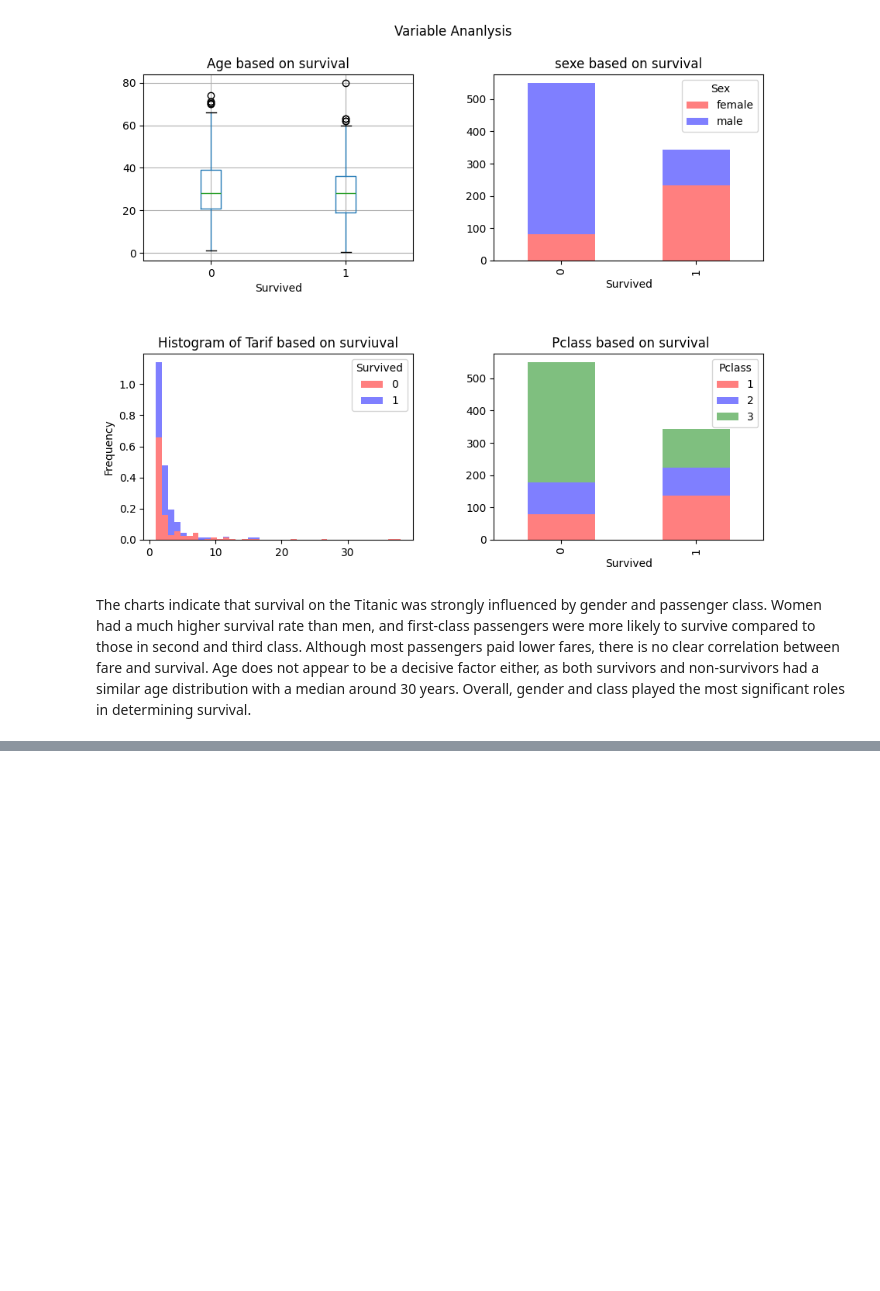
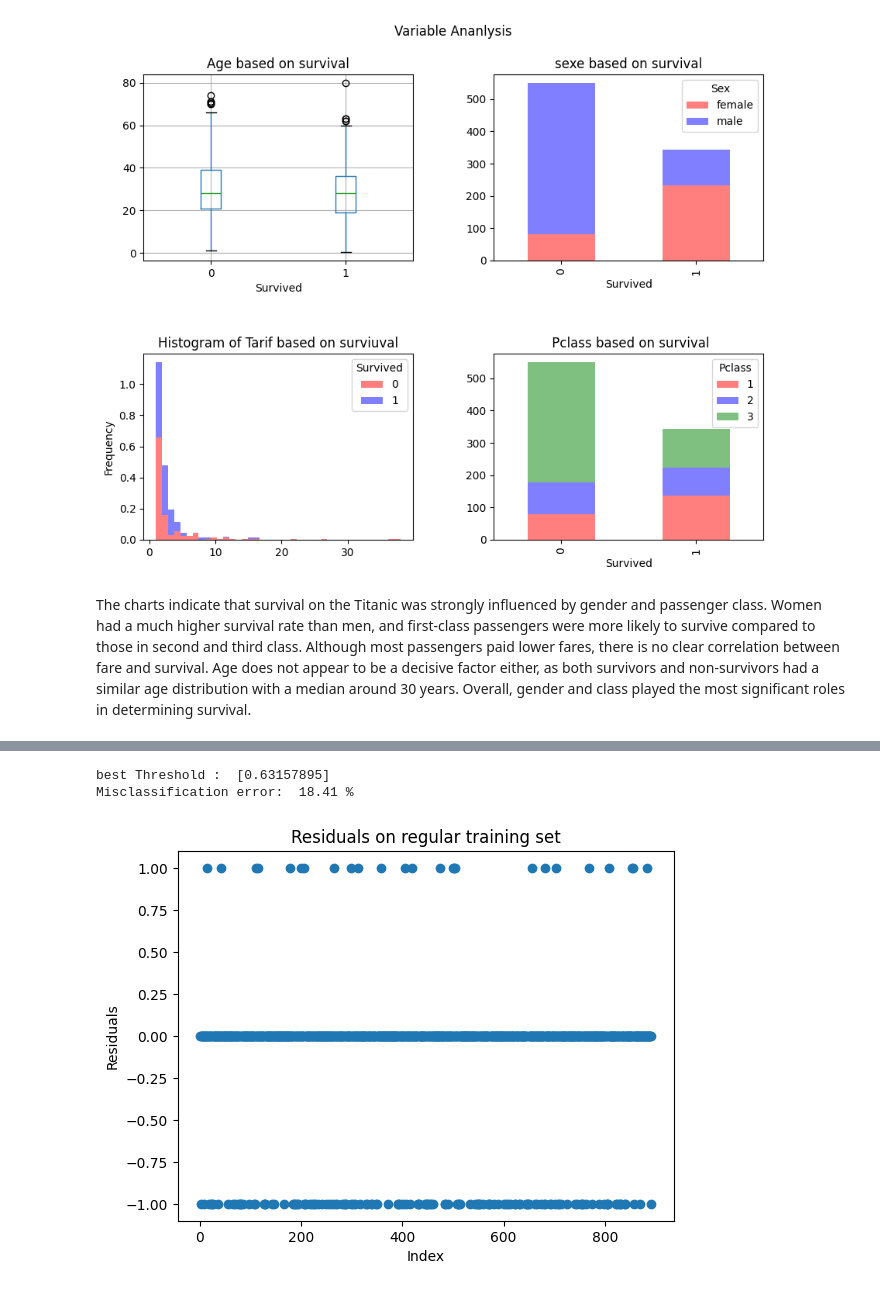
Before and after one commit to bedoo96/Machine-Learning, a Jupyter notebook: Hand_On_ML/Titanic_Algo.ipynb, the cells around one changed output, grey strips where cells are left out. Saved outputs shown, nothing was run; the diff lists cells and outputs as text; code cells hidden in the pictures; blank space fills up the shorter version.

```diff
--- a/Hand_On_ML/Titanic_Algo.ipynb
+++ b/Hand_On_ML/Titanic_Algo.ipynb
@@ -127,0 +205,47 @@ for i in range(cov.shape[0]):
+# %%
+# import model
+
+from sklearn.linear_model import LinearRegression
+
+reg_lineaire = LinearRegression()
+
+# let fit the model to the training data
+reg_lineaire.fit(train.drop(['Survived'], axis=1), train['Survived'])
+
+# Cross validation application with k=10
+S = np.linspace(0,1,20)
+K = np.arange(1,10)
+acc = np.zeros((len(S), len(K)))
+for j in K:
+    # Index of the validation set
+    ind = np.random.randint(0, 10, len(train))
+    # validation set
+    val = train.iloc[ind == j]
+    # train set
+    train_temp = train.iloc[ind != j]
+
+    for s in S:
+        pred = (reg_lineaire.predict(train_temp.drop(['Survived'], axis=1))>s).astype(int)
+        acc [S==s, K==j] = metrics.accuracy_score(train_temp['Survived'], pred)
+
+# getting the best threshold
+s= S[acc.mean(axis=1) == acc.mean(axis=1).max()]
+print('best Threshold : ', s)
+#prediction
+pred = (reg_lineaire.predict(train.drop(['Survived'], axis=1))>s).astype(int)
+# make residuals
+res = pred-train['Survived']
+
+#plot the residuals
+
+plt.plot(res, 'o')
+plt.title("Residuals on regular training set")
+plt.xlabel("Index")
+plt.ylabel('Residuals')
+
+#print misclassification error
+print("Misclassification error: ", round(1 - metrics.accuracy_score(train['Survived'], pred), 4)*100, '%')
+# %% [output]
+best Threshold :  [0.63157895]
+Misclassification error:  18.41 %
+[figure, added]
```
Also changed, not shown: parts of 9 cells of this notebook.
